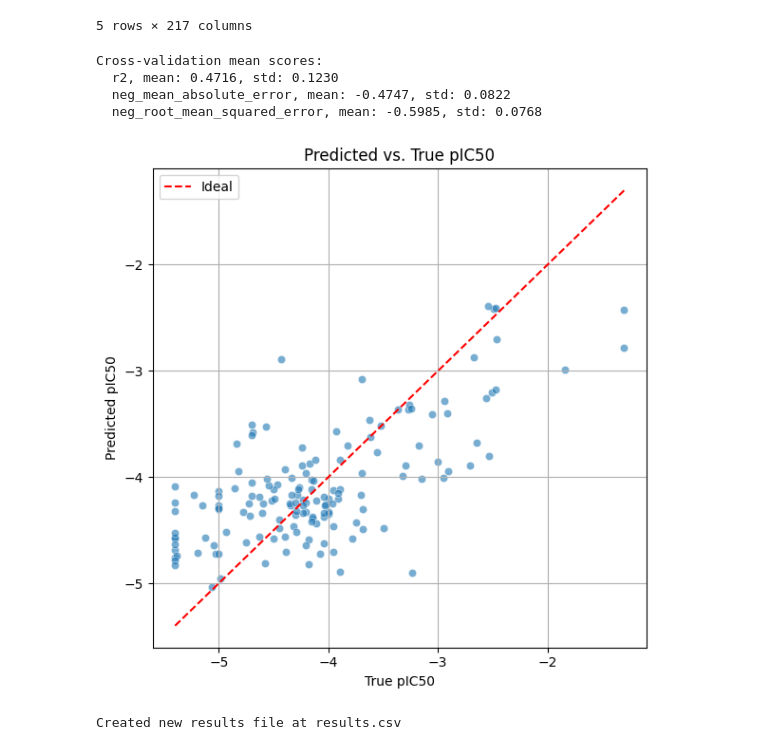
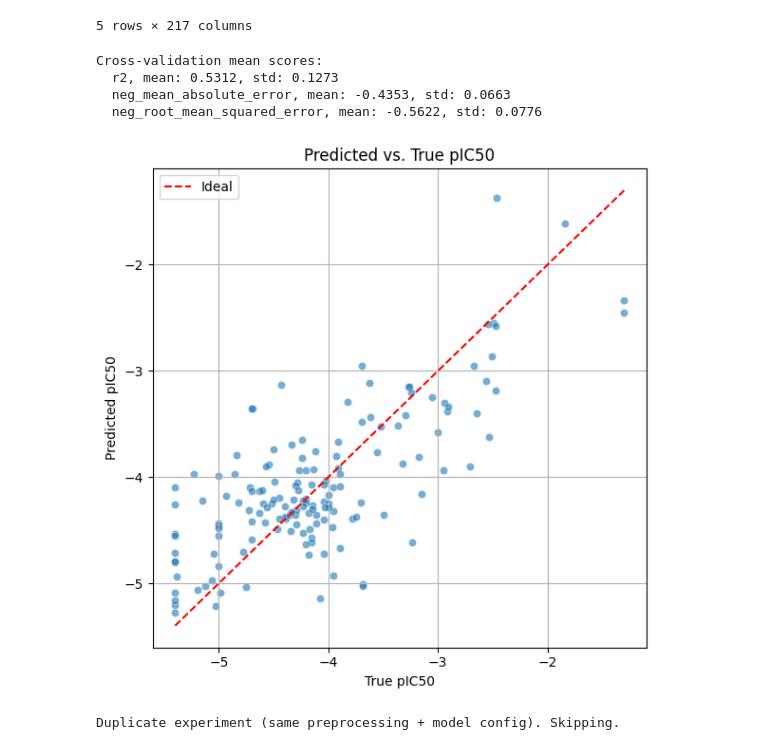
Before and after one commit to martilut/alzheimer-generative-design, a Jupyter notebook: data_processing.ipynb, the cells around one changed output. Cells and saved outputs as stored; diff of their text form; code cells hidden in the pictures.

```diff
--- a/data_processing.ipynb
+++ b/data_processing.ipynb
@@ -104,25 +104,41 @@ scoring = ['r2', 'neg_mean_absolute_error', 'neg_root_mean_squared_error']
 results_path = 'results.csv'
 # %%
 x_rdkit_desc.drop("numpy", axis=1, inplace=True)
+# %%
+### Open files
+x_rdkit_desc = pd.read_csv("data\CHEMBL2760_morgan_fp.csv").drop(columns=["molecule_chembl_id", "smiles", "standard_value"])
+
+import numpy as np
+target_clean = pd.read_csv('data\CHEMBL2760_clean.csv')
+y10 = -np.log10(target_clean["standard_value"])
 # %%
+# try models
 from sklearn.preprocessing import StandardScaler
 from predictor.pipeline import run_pipeline
+# Модели из scikit-learn
+from sklearn.linear_model import LinearRegression, Ridge, Lasso
 from sklearn.ensemble import RandomForestRegressor
+from sklearn.neighbors import KNeighborsRegressor
+
+# Модели из внешних библиотек
+from xgboost import XGBRegressor
+from lightgbm import LGBMRegressor
+from catboost import CatBoostRegressor
 
 # baseline: RFRegressor
 pipeline = run_pipeline(
     X=x_rdkit_desc,
     y=y10.squeeze(),
     cv=cv,
-    model=RandomForestRegressor(n_estimators=100, random_state=SEED),
+    model=CatBoostRegressor(verbose=0, random_state=SEED),
     scaler=StandardScaler(),
     scoring=scoring,
     results_path=results_path,
 )
 # %% [output]
 Cross-validation mean scores:
-  r2, mean: 0.4716, std: 0.1230
-  neg_mean_absolute_error, mean: -0.4747, std: 0.0822
-  neg_root_mean_squared_error, mean: -0.5985, std: 0.0768
+  r2, mean: 0.5312, std: 0.1273
+  neg_mean_absolute_error, mean: -0.4353, std: 0.0663
+  neg_root_mean_squared_error, mean: -0.5622, std: 0.0776
-[figure, old version]
+[figure, new version]
-Created new results file at results.csv
+Duplicate experiment (same preprocessing + model config). Skipping.
```
Also changed, not shown: parts of 3 cells of this notebook, 5 other files.
